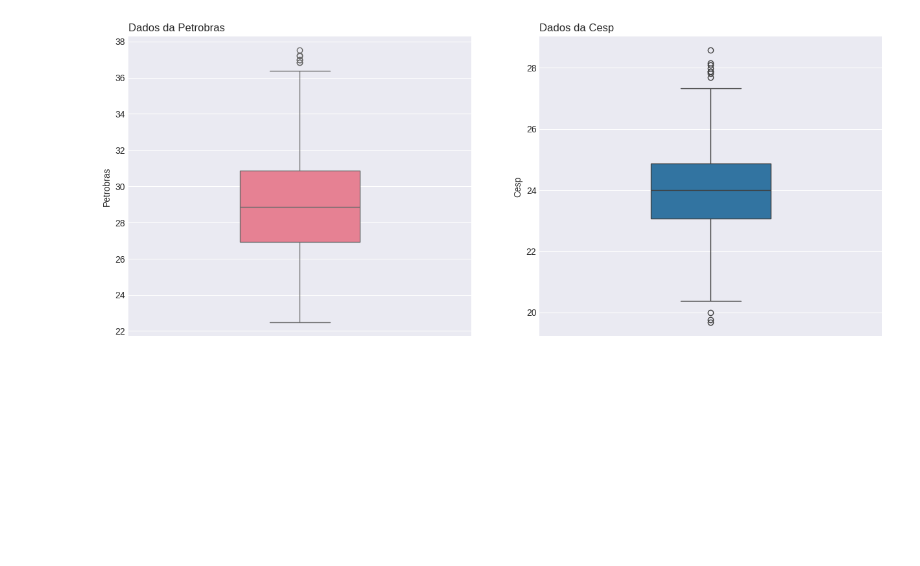
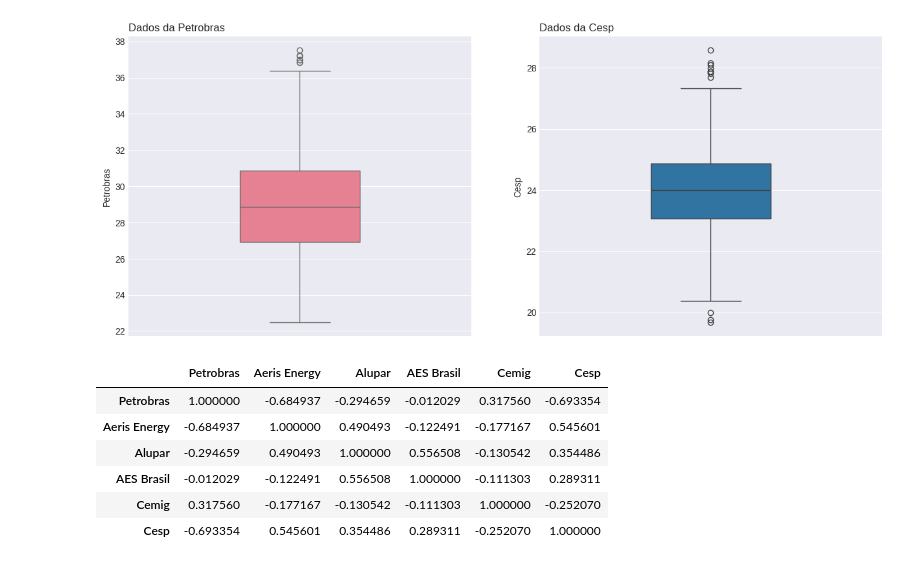
Before and after one commit to Gcango/Empresas_EnergiaEletrica_Analise, a Jupyter notebook: Analise_Empresas_Energia.ipynb, the cells around one changed output. Cells and saved outputs as stored; diff of their text form; code cells hidden in the pictures; blank space fills up the shorter version.

```diff
--- a/Analise_Empresas_Energia.ipynb
+++ b/Analise_Empresas_Energia.ipynb
@@ -278,0 +281,10 @@ Passing `palette` without assigning `hue` is deprecated and will be removed in v
+# %%
+dados.corr()
+# %% [output]
+|  | Petrobras | Aeris Energy | Alupar | AES Brasil | Cemig | Cesp |
+| Petrobras | 1.000000 | -0.684937 | -0.294659 | -0.012029 | 0.317560 | -0.693354 |
+| Aeris Energy | -0.684937 | 1.000000 | 0.490493 | -0.122491 | -0.177167 | 0.545601 |
+| Alupar | -0.294659 | 0.490493 | 1.000000 | 0.556508 | -0.130542 | 0.354486 |
+| AES Brasil | -0.012029 | -0.122491 | 0.556508 | 1.000000 | -0.111303 | 0.289311 |
+| Cemig | 0.317560 | -0.177167 | -0.130542 | -0.111303 | 1.000000 | -0.252070 |
+| Cesp | -0.693354 | 0.545601 | 0.354486 | 0.289311 | -0.252070 | 1.000000 |
```
Also changed, not shown: parts of 3 cells of this notebook.
